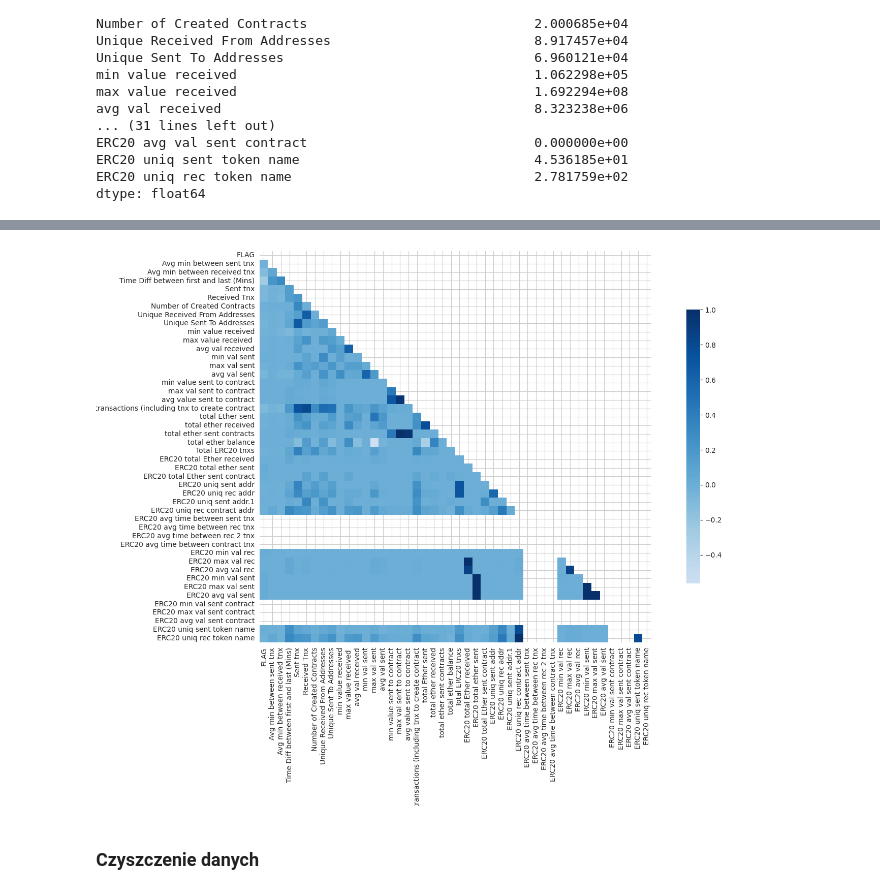
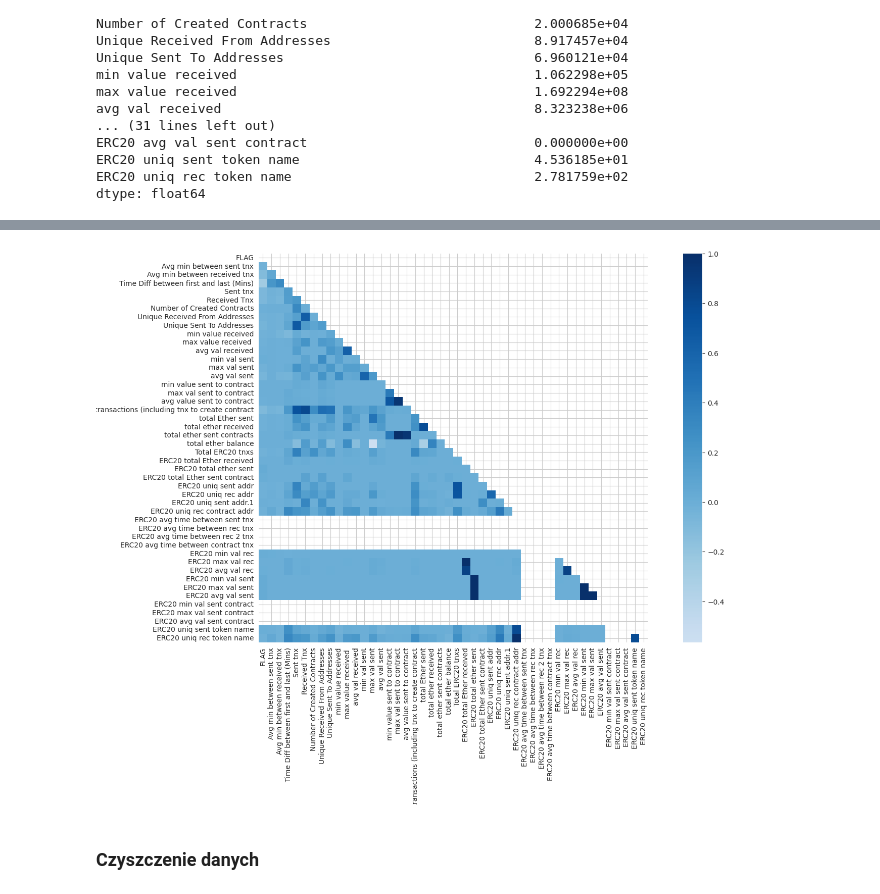
Before and after one commit to nataliaaa14/ML_2024, a Jupyter notebook: CASESTUDY1.ipynb, the cells around one changed output, grey strips where cells are left out. Cells and saved outputs as stored; diff of their text form; code cells hidden in the pictures.

```diff
--- a/CASESTUDY1.ipynb
+++ b/CASESTUDY1.ipynb
@@ -173,14 +175,14 @@ Name: count, dtype: int64
 # %%
 # Correlation matrix
 corr = dane[numericals].corr()
 
 mask = np.zeros_like(corr)
 mask[np.triu_indices_from(mask)]=True
 with sns.axes_style('whitegrid'):
     fig, ax = plt.subplots(figsize=(18,10))
-    sns.heatmap(corr,  mask=mask, annot=False, cmap='Blues', center=0, square=True,cbar_kws={"shrink": .7})
+    sns.heatmap(corr,  mask=mask, annot=False, cmap='Blues', center=0, square=True)
 # %% [output]
-[figure, old version]
+[figure, new version]
 # %% [markdown]
 ### Czyszczenie danych
 # %%
```
Also changed, not shown: parts of 6 cells of this notebook.
